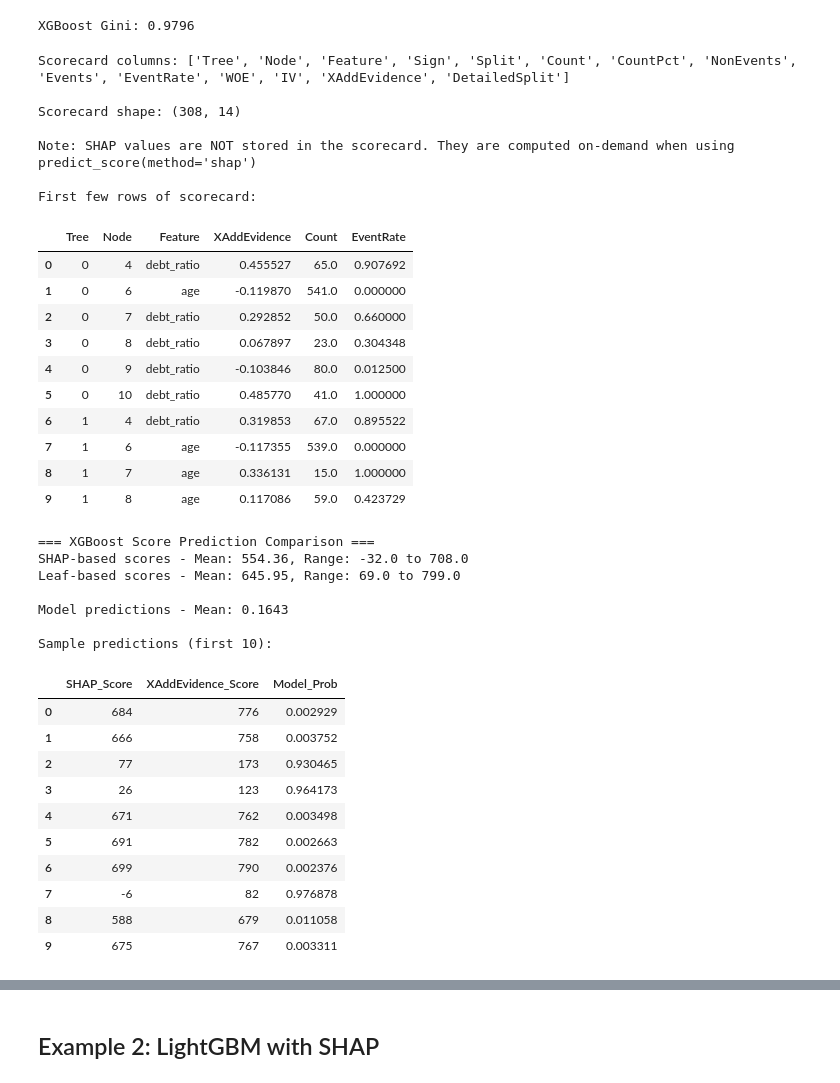
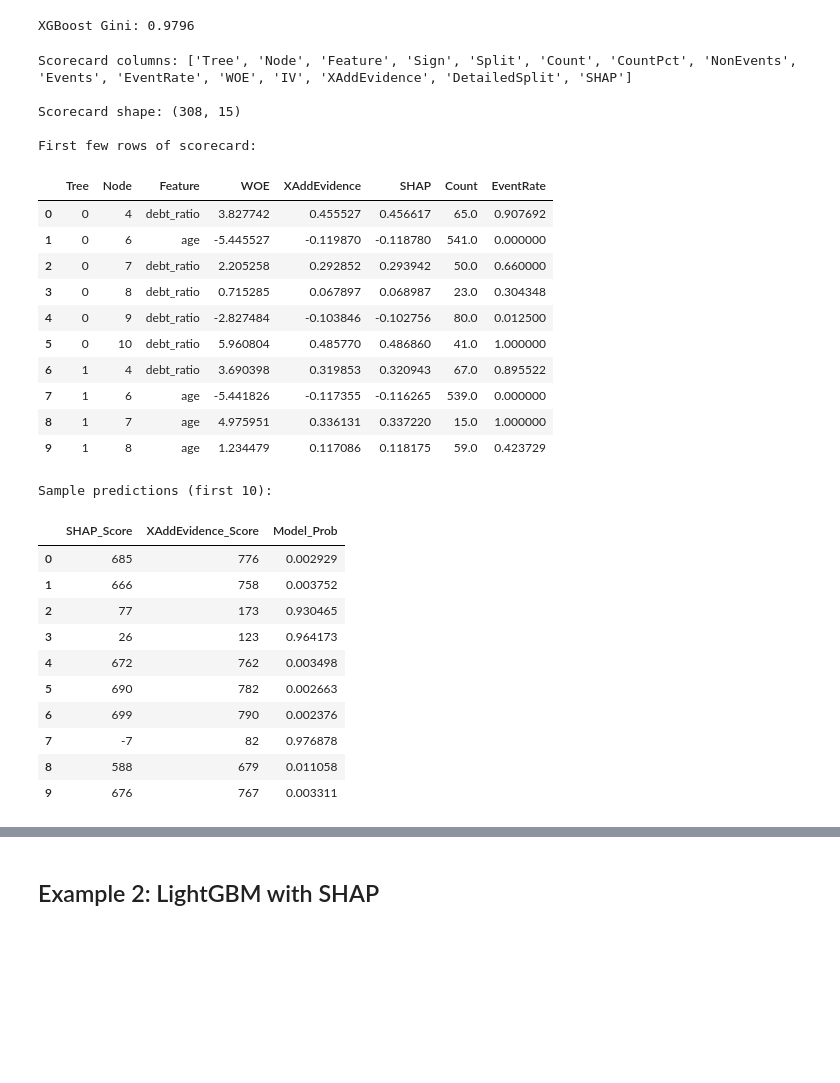
Before and after one commit to xRiskLab/xBooster, a Jupyter notebook: examples/shap-scorecard-examples.ipynb, the cells around one changed output, grey strips where cells are left out. Cells and saved outputs as stored; diff of their text form; code cells hidden in the pictures; blank space fills up the shorter version.

Commit message:
Add likelihood boosting docs, SHAP table tests, and test fixes

```diff
--- a/examples/shap-scorecard-examples.ipynb
+++ b/examples/shap-scorecard-examples.ipynb
@@ -96,52 +91,51 @@ XGBoost Gini: 0.9796
 # %%
 # Create scorecard constructor
 xgb_constructor = XGBScorecardConstructor(xgb_model, X_train, y_train)
 
-# Construct scorecard (SHAP is NOT stored in scorecard - computed on-demand only)
-xgb_scorecard = xgb_constructor.construct_scorecard()
+USE_SHAP = True
+# Construct scorecard with optional SHAP values per leaf
+# When shap=True, adds SHAP column showing SHAP value for observations in each leaf
+xgb_scorecard = xgb_constructor.construct_scorecard(shap=USE_SHAP)
 
 print("Scorecard columns:", xgb_scorecard.columns.tolist())
 print(f"\nScorecard shape: {xgb_scorecard.shape}")
-print(
-    "\nNote: SHAP values are NOT stored in the scorecard. They are computed on-demand when using predict_score(method='shap')"
-)
 print("\nFirst few rows of scorecard:")
-display(xgb_scorecard[["Tree", "Node", "Feature", "XAddEvidence", "Count", "EventRate"]].head(10))
+if USE_SHAP:
+    display(
+        xgb_scorecard[
+            ["Tree", "Node", "Feature", "WOE", "XAddEvidence", "SHAP", "Count", "EventRate"]
+        ].head(10)
+    )
+else:
+    display(
+        xgb_scorecard[
+            ["Tree", "Node", "Feature", "WOE", "XAddEvidence", "Count", "EventRate"]
+        ].head(10)
+    )
 # %% [output]
-Scorecard columns: ['Tree', 'Node', 'Feature', 'Sign', 'Split', 'Count', 'CountPct', 'NonEvents', 'Events', 'EventRate', 'WOE', 'IV', 'XAddEvidence', 'DetailedSplit']
+Scorecard columns: ['Tree', 'Node', 'Feature', 'Sign', 'Split', 'Count', 'CountPct', 'NonEvents', 'Events', 'EventRate', 'WOE', 'IV', 'XAddEvidence', 'DetailedSplit', 'SHAP']
 
-Scorecard shape: (308, 14)
-
-Note: SHAP values are NOT stored in the scorecard. They are computed on-demand when using predict_score(method='shap')
+Scorecard shape: (308, 15)
 
 First few rows of scorecard:
-|  | Tree | Node | Feature | XAddEvidence | Count | EventRate |
-| 0 | 0 | 4 | debt_ratio | 0.455527 | 65.0 | 0.907692 |
-| 1 | 0 | 6 | age | -0.119870 | 541.0 | 0.000000 |
-| 2 | 0 | 7 | debt_ratio | 0.292852 | 50.0 | 0.660000 |
-| 3 | 0 | 8 | debt_ratio | 0.067897 | 23.0 | 0.304348 |
-| 4 | 0 | 9 | debt_ratio | -0.103846 | 80.0 | 0.012500 |
-| 5 | 0 | 10 | debt_ratio | 0.485770 | 41.0 | 1.000000 |
-| 6 | 1 | 4 | debt_ratio | 0.319853 | 67.0 | 0.895522 |
-| 7 | 1 | 6 | age | -0.117355 | 539.0 | 0.000000 |
-| 8 | 1 | 7 | age | 0.336131 | 15.0 | 1.000000 |
-| 9 | 1 | 8 | age | 0.117086 | 59.0 | 0.423729 |
+|  | Tree | Node | Feature | WOE | XAddEvidence | SHAP | Count | EventRate |
+| 0 | 0 | 4 | debt_ratio | 3.827742 | 0.455527 | 0.456617 | 65.0 | 0.907692 |
+| 1 | 0 | 6 | age | -5.445527 | -0.119870 | -0.118780 | 541.0 | 0.000000 |
+| 2 | 0 | 7 | debt_ratio | 2.205258 | 0.292852 | 0.293942 | 50.0 | 0.660000 |
+| 3 | 0 | 8 | debt_ratio | 0.715285 | 0.067897 | 0.068987 | 23.0 | 0.304348 |
+| 4 | 0 | 9 | debt_ratio | -2.827484 | -0.103846 | -0.102756 | 80.0 | 0.012500 |
+| 5 | 0 | 10 | debt_ratio | 5.960804 | 0.485770 | 0.486860 | 41.0 | 1.000000 |
+| 6 | 1 | 4 | debt_ratio | 3.690398 | 0.319853 | 0.320943 | 67.0 | 0.895522 |
+| 7 | 1 | 6 | age | -5.441826 | -0.117355 | -0.116265 | 539.0 | 0.000000 |
+| 8 | 1 | 7 | age | 4.975951 | 0.336131 | 0.337220 | 15.0 | 1.000000 |
+| 9 | 1 | 8 | age | 1.234479 | 0.117086 | 0.118175 | 59.0 | 0.423729 |
 # %%
 # Predict scores using SHAP method (no binning table needed)
 xgb_scores_shap = xgb_constructor.predict_score(X_test, method="shap")
 xgb_scores_leafs = xgb_constructor.predict_score(X_test)  # Leaf-based scorecard (default)
 
-print("=== XGBoost Score Prediction Comparison ===")
-print(
-    f"SHAP-based scores - Mean: {xgb_scores_shap.mean():.2f}, Range: {xgb_scores_shap.min():.1f} to {xgb_scores_shap.max():.1f}"
-)
-print(
-    f"Leaf-based scores - Mean: {xgb_scores_leafs.mean():.2f}, Range: {xgb_scores_leafs.min():.1f} to {xgb_scores_leafs.max():.1f}"
-)
-
 # Compare with actual model predictions
 xgb_predictions = xgb_model.predict_proba(X_test)[:, 1]
-print(f"\nModel predictions - Mean: {xgb_predictions.mean():.4f}")
 
 # Show sample predictions
 xgb_comparison_df = pd.DataFrame(
@@ -154,24 +148,18 @@ xgb_comparison_df = pd.DataFrame(
 print("\nSample predictions (first 10):")
 display(xgb_comparison_df)
 # %% [output]
-=== XGBoost Score Prediction Comparison ===
-SHAP-based scores - Mean: 554.36, Range: -32.0 to 708.0
-Leaf-based scores - Mean: 645.95, Range: 69.0 to 799.0
-
-Model predictions - Mean: 0.1643
-
 Sample predictions (first 10):
 |  | SHAP_Score | XAddEvidence_Score | Model_Prob |
-| 0 | 684 | 776 | 0.002929 |
+| 0 | 685 | 776 | 0.002929 |
 | 1 | 666 | 758 | 0.003752 |
 | 2 | 77 | 173 | 0.930465 |
 | 3 | 26 | 123 | 0.964173 |
-| 4 | 671 | 762 | 0.003498 |
-| 5 | 691 | 782 | 0.002663 |
+| 4 | 672 | 762 | 0.003498 |
+| 5 | 690 | 782 | 0.002663 |
 | 6 | 699 | 790 | 0.002376 |
-| 7 | -6 | 82 | 0.976878 |
+| 7 | -7 | 82 | 0.976878 |
 | 8 | 588 | 679 | 0.011058 |
-| 9 | 675 | 767 | 0.003311 |
+| 9 | 676 | 767 | 0.003311 |
 # %%
 xgb_comparison_df.corr()
 # %% [output]
```
Also changed, not shown: parts of 10 cells of this notebook, 14 other files.
